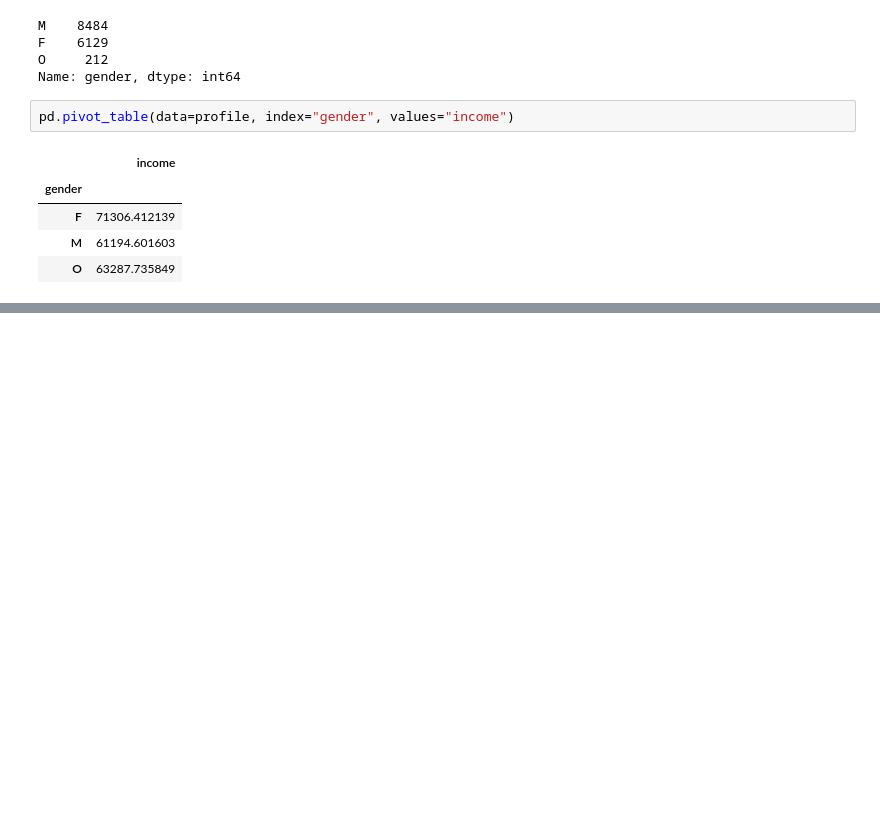
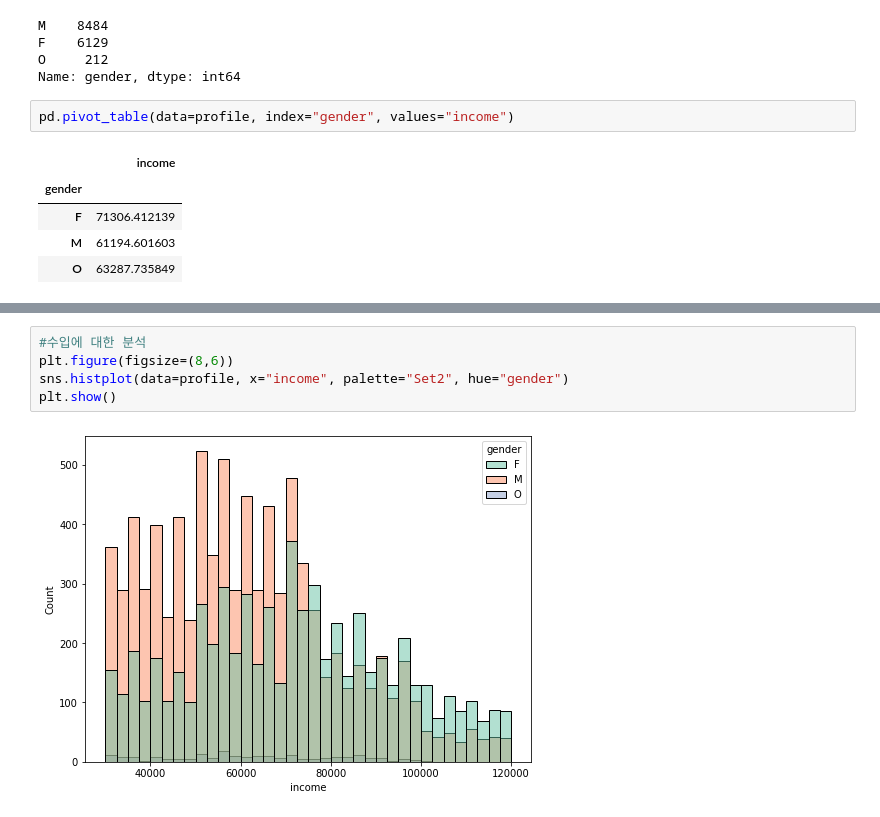
Before and after one commit to yeonseocho/machine-learning-and-python, a Jupyter notebook: basic python/Starbucks Survey.ipynb, the cells around one changed output, grey strips where cells are left out. Cells and saved outputs as stored; diff of their text form; blank space fills up the shorter version.

```diff
--- a/basic python/Starbucks Survey.ipynb
+++ b/basic python/Starbucks Survey.ipynb
@@ -174,0 +218,7 @@ plt.show()
+# %%
+#수입에 대한 분석
+plt.figure(figsize=(8,6))
+sns.histplot(data=profile, x="income", palette="Set2", hue="gender")
+plt.show()
+# %% [output]
+[figure, added]
```
Also changed, not shown: parts of 13 cells of this notebook.
